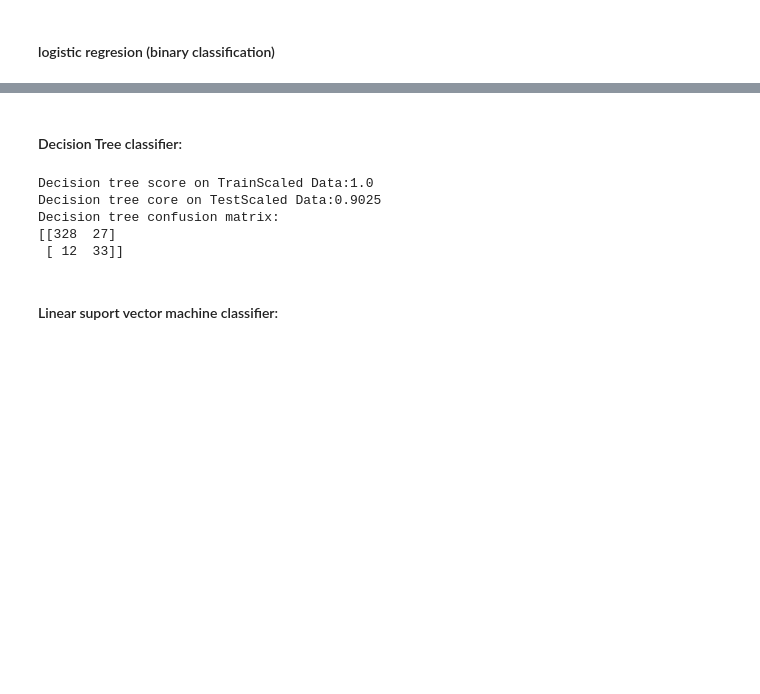
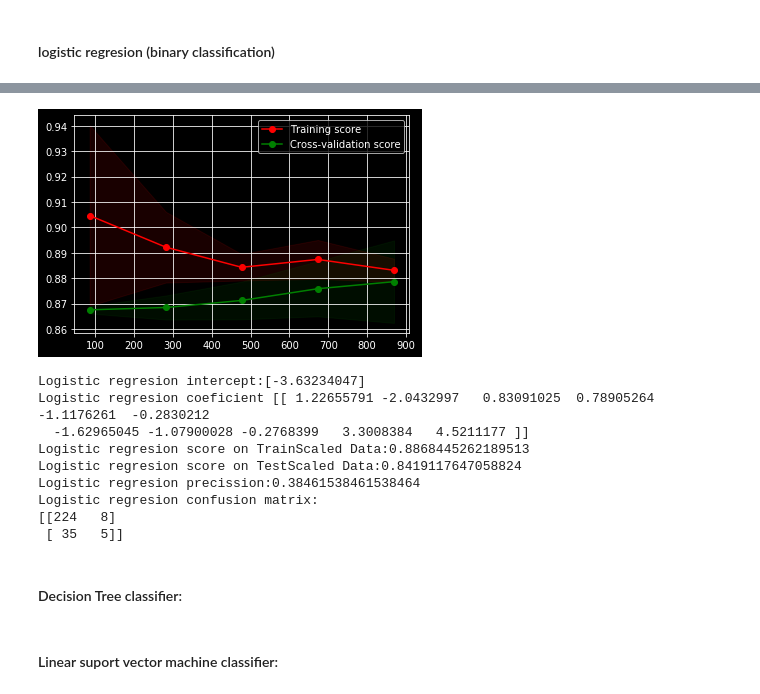
Before and after one commit to valika/wine-project, a Jupyter notebook: File2.ipynb, the cells around one changed output, grey strips where cells are left out. Cells and saved outputs as stored; diff of their text form; code cells hidden in the pictures; blank space fills up the shorter version.

```diff
--- a/File2.ipynb
+++ b/File2.ipynb
@@ -154,0 +237,67 @@ Logistic regresion confusion matrix:
+# %%
+from sklearn.model_selection import learning_curve
+
+
+train_sizes, train_scores, validation_scores = learning_curve(
+estimator = LogisticRegression(random_state=0,solver='lbfgs',max_iter=1000),
+X = X1_train,
+y = y1_train,
+cv = 5,
+#scoring='neg_mean_squared_error',
+shuffle=True
+)
+# %%
+from sklearn.model_selection import learning_curve
+
+
+train_sizes1, train_scores1, validation_scores1 = learning_curve(
+estimator = LogisticRegression(random_state=0,solver='lbfgs',max_iter=1000),
+X = x1TrainScaled,
+y = y1_train,
+cv = 5,
+shuffle=True
+)
+
+train_scores_mean=np.mean(train_scores1,axis=1)
+train_scores_std = np.std(train_scores1, axis=1)
+validation_scores_mean=np.mean(validation_scores1,axis=1)
+validation_scores_std = np.std(validation_scores1, axis=1)
+
+plt.grid()
+
+plt.fill_between(train_sizes, train_scores_mean - train_scores_std,
+             train_scores_mean + train_scores_std, alpha=0.1,
+            color="r")
+plt.fill_between(train_sizes, validation_scores_mean - validation_scores_std,
+             validation_scores_mean + validation_scores_std, alpha=0.1, color="g")
+
+plt.plot(train_sizes, train_scores_mean, 'o-', color="r",
+    label="Training score")
+plt.plot(train_sizes, validation_scores_mean, 'o-', color="g",
+    label="Cross-validation score")
+
+plt.legend(loc="best")
+plt.show()
+
+cl1=LogisticRegression(random_state=0,solver='lbfgs').fit(x1TrainScaled,y1_train)
+y1ClPred=cl1.predict(x1TestScaled)
+
+print('Logistic regresion intercept:{}'.format(cl1.intercept_))
+print('Logistic regresion coeficient {}'.format(cl1.coef_))
+print('Logistic regresion score on TrainScaled Data:{}'.format(cl1.score(x1TrainScaled,y1_train)))
+print('Logistic regresion score on TestScaled Data:{}'.format(cl1.score(x1TestScaled,y1_test)))
+print('Logistic regresion precission:{}'.format(precision_score(y1_test,y1ClPred)))
+
+#confusion matrix
+print('Logistic regresion confusion matrix:\n{}'.format(confusion_matrix(y1_test,y1ClPred)))
+# %% [output]
+[figure, added]
+Logistic regresion intercept:[-3.63234047]
+Logistic regresion coeficient [[ 1.22655791 -2.0432997   0.83091025  0.78905264 -1.1176261  -0.2830212
+  -1.62965045 -1.07900028 -0.2768399   3.3008384   4.5211177 ]]
+Logistic regresion score on TrainScaled Data:0.8868445262189513
+Logistic regresion score on TestScaled Data:0.8419117647058824
+Logistic regresion precission:0.38461538461538464
+Logistic regresion confusion matrix:
+[[224   8]
+ [ 35   5]]
@@ -155,8 +307,8 @@ Logistic regresion confusion matrix:
 # %% [markdown]
 #### Decision Tree classifier:
 # %%
-clTree=tree.DecisionTreeClassifier().fit(xTrainScaled, y_train)
-yClTreePred=clTree.predict(xTestScaled)
+clTree1=tree.DecisionTreeClassifier().fit(x1TrainScaled, y1_train)
+y1ClTreePred=clTree.predict(x1TestScaled)
 
 
 print('Decision tree score on TrainScaled Data:{}'.format(clTree.score(xTrainScaled,y_train)))
@@ -164,12 +316,6 @@ print('Decision tree core on TestScaled Data:{}'.format(clTree.score(xTestScaled
 
 #confusion matrix
 print('Decision tree confusion matrix:\n{}'.format(confusion_matrix(y_test,yClTreePred)))
-# %% [output]
-Decision tree score on TrainScaled Data:1.0
-Decision tree core on TestScaled Data:0.9025
-Decision tree confusion matrix:
-[[328  27]
- [ 12  33]]
 # %% [markdown]
 #### Linear suport vector machine classifier:
 # %%
```
Also changed, not shown: parts of 30 cells of this notebook.
